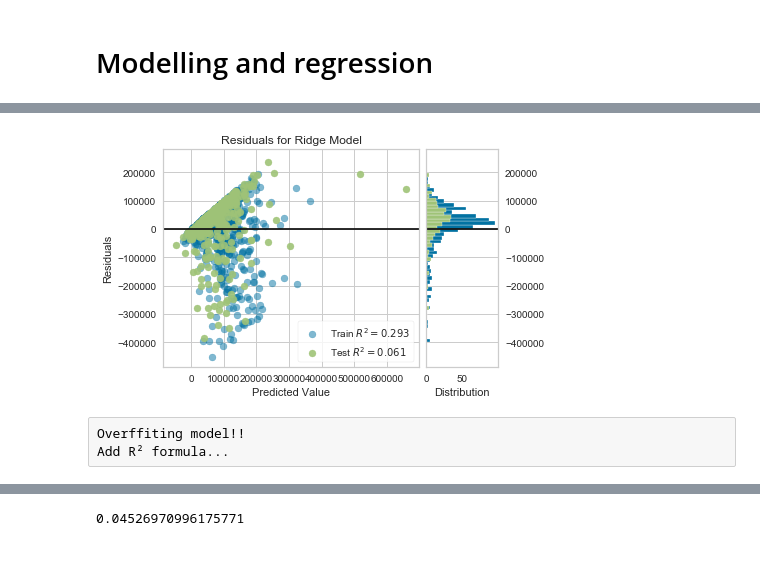
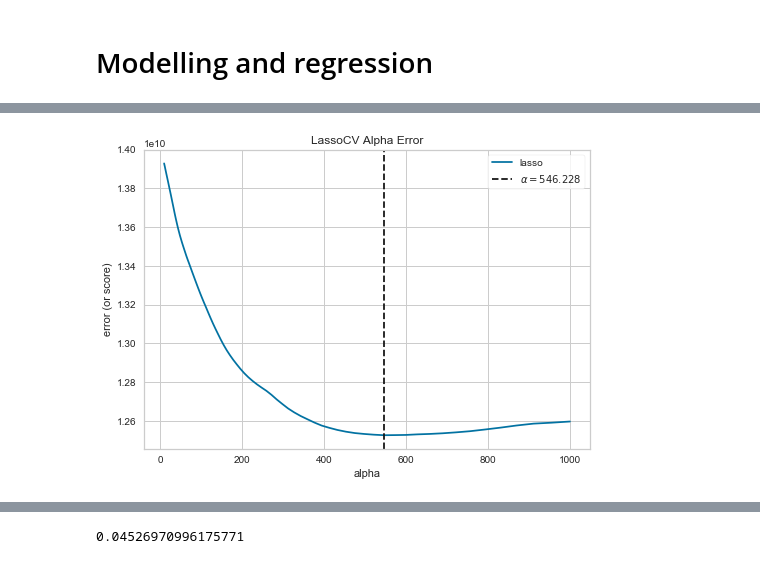
Before and after one commit to AlbandeB/Python-project, a Jupyter notebook: Pipeline Accident Cost Prediction Project.ipynb, the cells around one changed output, grey strips where cells are left out. Cells and saved outputs as stored; diff of their text form; code cells hidden in the pictures.

```diff
--- a/Pipeline Accident Cost Prediction Project.ipynb
+++ b/Pipeline Accident Cost Prediction Project.ipynb
@@ -448,9 +468,10 @@ print(newdf2.shape)
 # %%
-# Outliers: top 5% total costs:
-newdf3 = newdf.copy()
+# Drop the top 5% outliers
+dataframe = newdf.copy()
 a = round(5/100 * 2795)
-b = newdf3['All Costs'].sort_values(ascending=False) [:a]
-newdf3 = newdf3.drop(b.index)
-print(newdf3.shape)
+b = dataframe['All Costs'].sort_values(ascending=False) [:a]
+dataframe = dataframe.drop(b.index)
+print(dataframe.shape)
+dataframe.head()
 # %% [output]
 (2655, 227)
@@ -459,7 +484,0 @@ print(newdf3.shape)
-# %%
-#dataframe = newdf.copy()
-#dataframe = newdf2.copy() # without 5 outliers
-dataframe = newdf3.copy() # without top 1% outliers
-
-print(dataframe.shape)
-dataframe.head()
@@ -509,13 +540,11 @@ g = visualizer.poof()             # Draw/show/poof the data
 # %%
-# Instantiate the linear model and visualizer: RIDGE
-model = Ridge()
-visualizer = ResidualsPlot(model)
+alphas = np.logspace(1, 3, 100)
 
-visualizer.fit(X_train, y_train)  # Fit the training data to the visualizer
-visualizer.score(X_test, y_test)  # Evaluate the model on the test data
+# Instantiate the linear model and visualizer
+model = LassoCV(alphas=alphas, cv=3)
+visualizer = AlphaSelection(model)
+
+visualizer.fit(X, y)              # Fit the data to the visualizer
 g = visualizer.poof()             # Draw/show/poof the data
 # %% [output]
-[figure, old version]
+[figure, new version]
-# %% [raw]
-Overffiting model!!
-Add R² formula...
```
Also changed, not shown: parts of 44 cells of this notebook.
